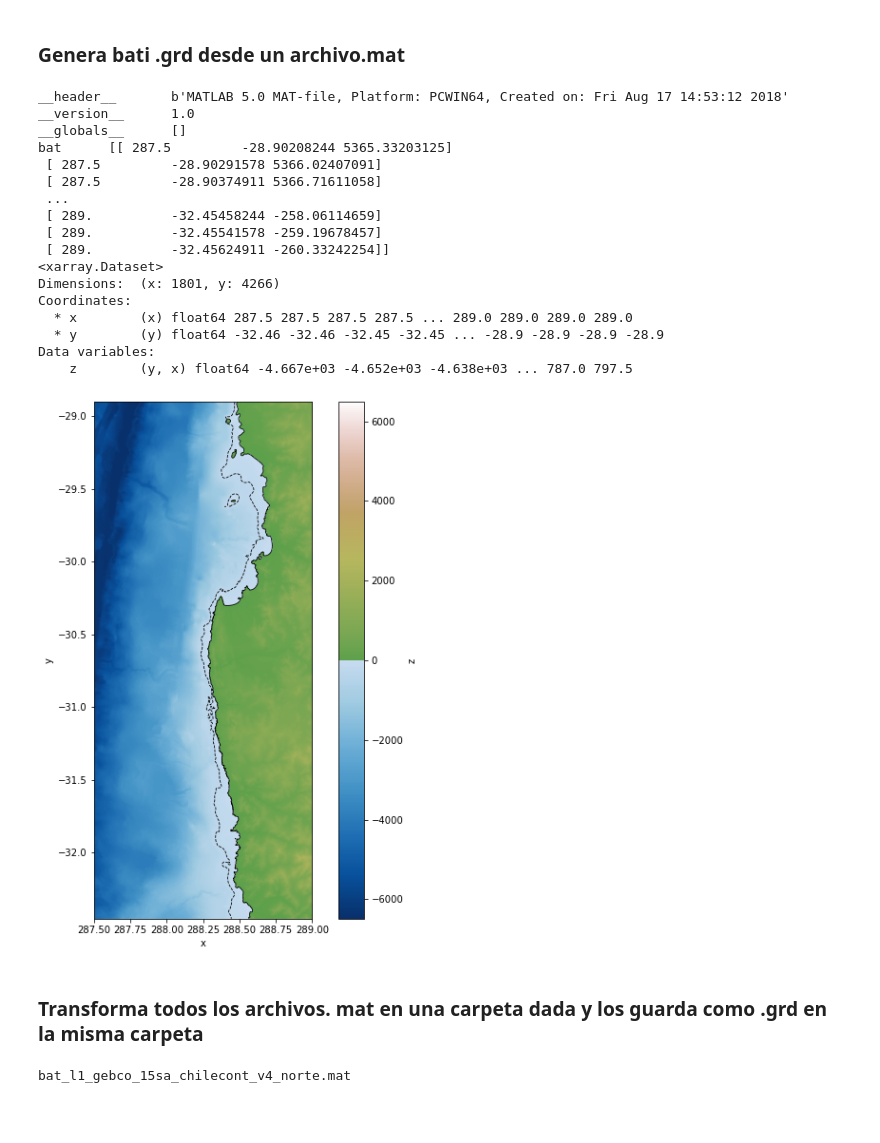
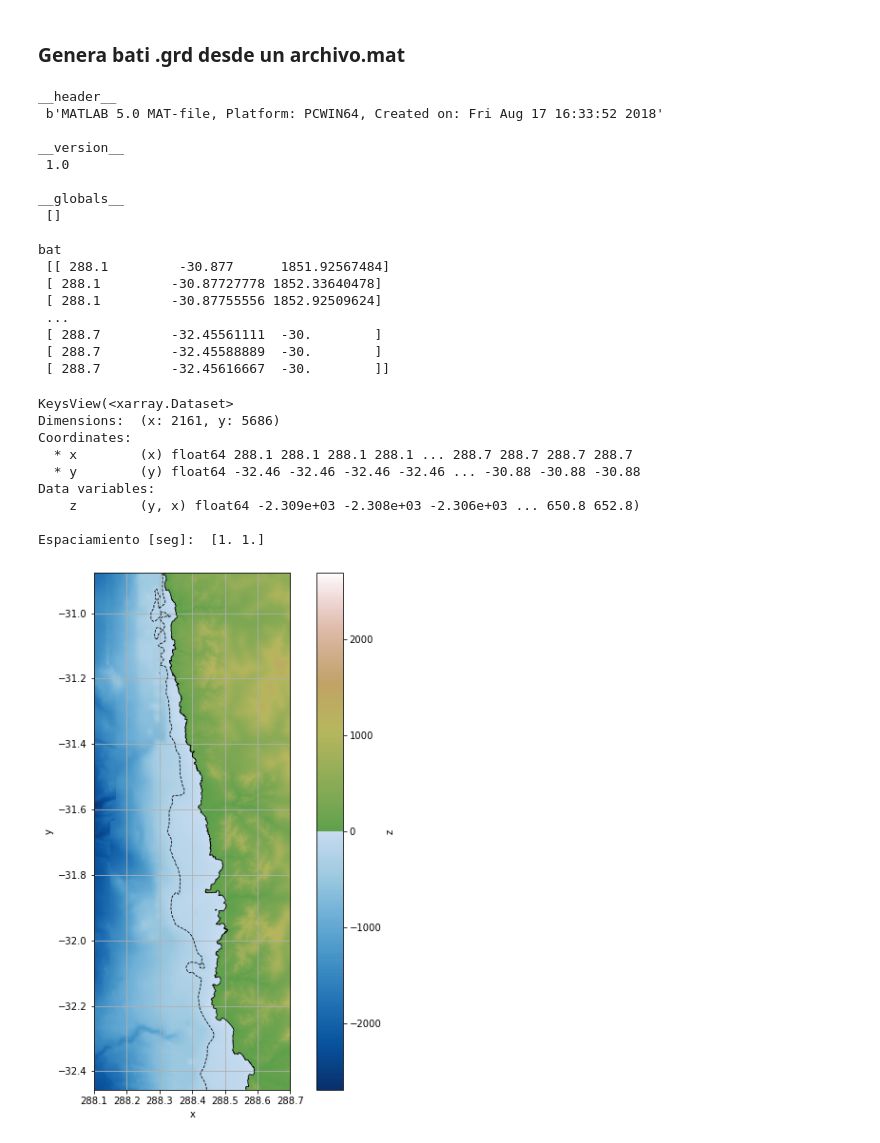
Before and after one commit to Maurici0-Diaz/Resonancia, a Jupyter notebook: mat2grd.ipynb, the cells around one changed output. Saved outputs shown, nothing was run; the diff lists cells and outputs as text; code cells hidden in the pictures; blank space fills up the shorter version.

```diff
--- a/mat2grd.ipynb
+++ b/mat2grd.ipynb
@@ -11,3 +11,8 @@ from xyztools import xyz2grid, xyz2grd
+# %%
+def espaciamiento_grd(grd_data):
+    dx=np.diff(grd_data.x.values)[0]*3600
+    dy=np.diff(grd_data.y.values)[0]*3600
+    return dx,dy
 # %%
 # Genera colormap para agua y tierra
 c_agua=plt.cm.Blues_r(np.linspace(0,0.75,256))
@@ -18,66 +23,65 @@ terreno=cm.colors.LinearSegmentedColormap.from_list("terreno", cols)
 ### Genera bati .grd desde un archivo.mat
 # %%
 #archivo .mat
-mat_file=r"G:\My Drive\UTFSM\memoria\batimetrias\bat_IV_region\bat_l2_iv_region_3sa.mat"
+mat_file=r"G:\My Drive\UTFSM\memoria\batimetrias\bat_IV_region\bat_l3_iv_region_sur_1sa.mat"
 mat_data = loadmat(mat_file) #carga archivo .mat
 
 # Carpeta de guardado archivo .grd
 savedir=r'G:\My Drive\UTFSM\memoria\batimetrias\bat_IV_region'
+
+# Ver contenidos (key) del archivo .mat
+# Por ejemplo, para cargar variable 'bat': mat_data['bat']
+for key in mat_data.keys():
+    print(key,'\n',mat_data[key],'\n')
+# %% [output]
+__header__
+ b'MATLAB 5.0 MAT-file, Platform: PCWIN64, Created on: Fri Aug 17 16:33:52 2018'
+
+__version__
+ 1.0
+
+__globals__
+ []
+
+bat
+ [[ 288.1         -30.877      1851.92567484]
+ [ 288.1         -30.87727778 1852.33640478]
+ [ 288.1         -30.87755556 1852.92509624]
+ ...
+ [ 288.7         -32.45561111  -30.        ]
+ [ 288.7         -32.45588889  -30.        ]
+ [ 288.7         -32.45616667  -30.        ]]
 # %%
-# ver contenidos (key) del archivo .mat
-#por ejemplo para cargar variable 'bat': mat_data['bat']
-
-for key in mat_data.keys():
-    print(key,'\t',mat_data[key])
+# Crear archivo grd
 
 #separa en vectores x,y,z
 x=mat_data['bat'][:,0]
 y=mat_data['bat'][:,1]
 z=mat_data['bat'][:,2]
 
 #genera dataset desde vectores x, y, z
 grd=xyz2grd(x,y,-z)
 
-print()
-print(grd) #muestra info
+with grd as ds:
+    print(ds.keys())
+
+print("\nEspaciamiento [seg]: ",np.array(espaciamiento_grd(grd)))
 
 fig,ax1=plt.subplots(figsize=(10,10))
 grd.z.plot.imshow(cmap=terreno,ax=ax1)
 grd.z.plot.contour(levels=[-200,0], colors='k',linewidths=0.8,ax=ax1)
 
 ax1.set_aspect('equal')
 plt.grid()
 plt.show()
-
-savename=os.path.splitext(os.path.basename(mat_file))[0] #nombre de archivo es el mismo que el archivo mat original
-grd.to_netcdf(os.path.join(savedir,savename+'.grd'),format='NETCDF3_CLASSIC') #guarda el arvhivo con formato grd
 # %% [output]
-__header__       b'MATLAB 5.0 MAT-file, Platform: PCWIN64, Created on: Fri Aug 17 14:53:12 2018'
-__version__      1.0
-__globals__      []
-bat      [[ 287.5         -28.90208244 5365.33203125]
- [ 287.5         -28.90291578 5366.02407091]
- [ 287.5         -28.90374911 5366.71611058]
- ...
- [ 289.          -32.45458244 -258.06114659]
- [ 289.          -32.45541578 -259.19678457]
- [ 289.          -32.45624911 -260.33242254]]
-<xarray.Dataset>
-Dimensions:  (x: 1801, y: 4266)
+KeysView(<xarray.Dataset>
+Dimensions:  (x: 2161, y: 5686)
 Coordinates:
-  * x        (x) float64 287.5 287.5 287.5 287.5 ... 289.0 289.0 289.0 289.0
-  * y        (y) float64 -32.46 -32.46 -32.45 -32.45 ... -28.9 -28.9 -28.9 -28.9
+  * x        (x) float64 288.1 288.1 288.1 288.1 ... 288.7 288.7 288.7 288.7
+  * y        (y) float64 -32.46 -32.46 -32.46 -32.46 ... -30.88 -30.88 -30.88
 Data variables:
-    z        (y, x) float64 -4.667e+03 -4.652e+03 -4.638e+03 ... 787.0 797.5
+    z        (y, x) float64 -2.309e+03 -2.308e+03 -2.306e+03 ... 650.8 652.8)
+
+Espaciamiento [seg]:  [1. 1.]
-[figure, old version]
+[figure, new version]
-# %% [markdown]
-### Transforma todos los archivos. mat en una carpeta dada y los guarda como .grd en la misma carpeta
-# %%
-mat_dir=r'G:\My Drive\01 UTFSM\04 Memoria\06 HDD\Batimetrias\CIGIDEN-Batimetrias-v1\CIGIDEN-Batimetrias-v1'
-
-#estas lineas muestran archivos .mat en la carpeta, solo para verificar contenidos
-for file in os.listdir(mat_dir):
-    if file.endswith(".mat"):
-        print(file)
-# %% [output]
-bat_l1_gebco_15sa_chilecont_v4_norte.mat
```
Also changed, not shown: parts of 6 cells of this notebook.
